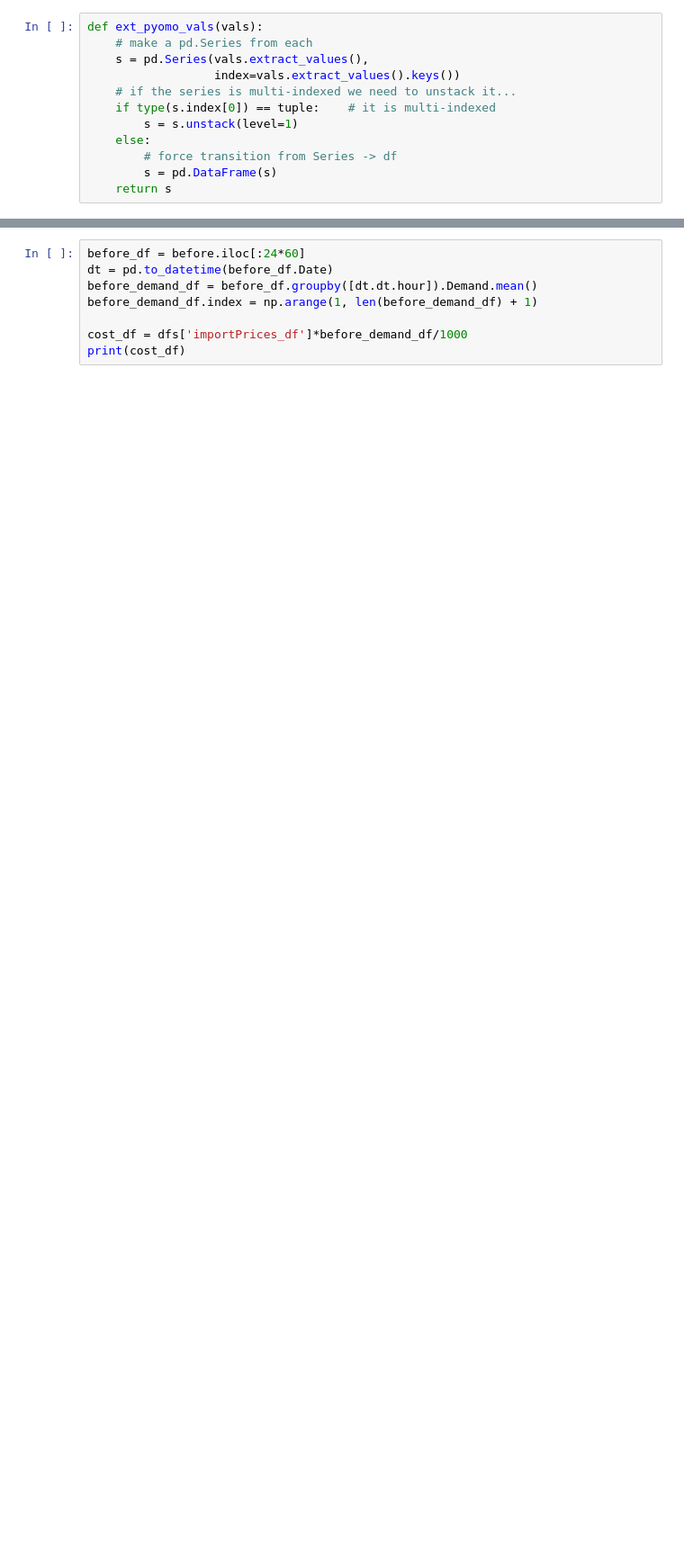
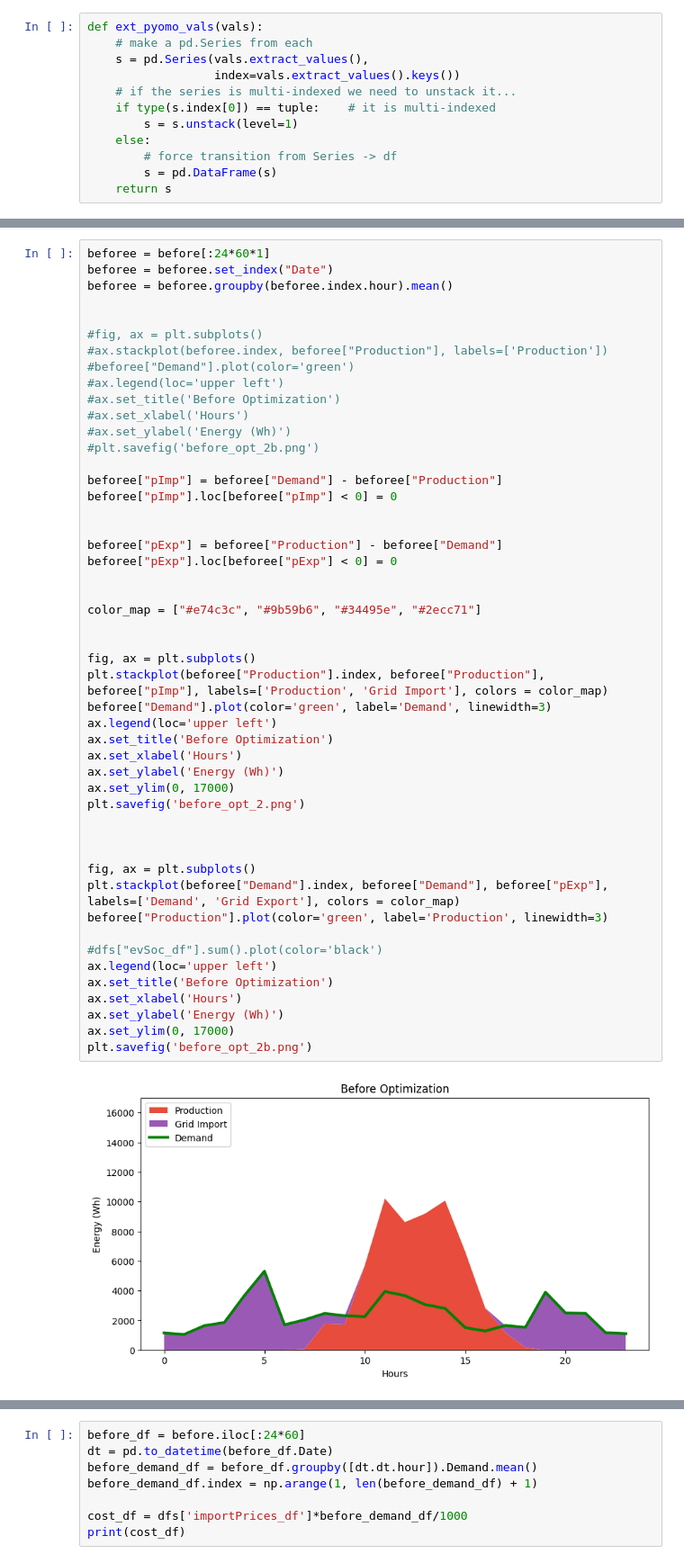
Before and after one commit to feelab-info/PROCSIM_ECs_Simulation_Scenarios, a Jupyter notebook: second_paper/Optimization_with_Pyomo_MinimizeEnergyCosts.ipynb, the cells around one changed output, grey strips where cells are left out. Shown at 90% size. Saved outputs shown, nothing was run; the diff lists cells and outputs as text; blank space fills up the shorter version.

```diff
--- a/second_paper/Optimization_with_Pyomo_MinimizeEnergyCosts.ipynb
+++ b/second_paper/Optimization_with_Pyomo_MinimizeEnergyCosts.ipynb
@@ -1244,3 +1294,54 @@ plt.savefig('before_opt_2.png')
 plt.show()
 # %% [output]
 [figure]
+# %%
+beforee = before[:24*60*1]
+beforee = beforee.set_index("Date")
+beforee = beforee.groupby(beforee.index.hour).mean()
+
+
+#fig, ax = plt.subplots()
+#ax.stackplot(beforee.index, beforee["Production"], labels=['Production'])
+#beforee["Demand"].plot(color='green')
+#ax.legend(loc='upper left')
+#ax.set_title('Before Optimization')
+#ax.set_xlabel('Hours')
+#ax.set_ylabel('Energy (Wh)')
+#plt.savefig('before_opt_2b.png')
+
+beforee["pImp"] = beforee["Demand"] - beforee["Production"]
+beforee["pImp"].loc[beforee["pImp"] < 0] = 0
+
+
+beforee["pExp"] = beforee["Production"] - beforee["Demand"]
+beforee["pExp"].loc[beforee["pExp"] < 0] = 0
+
+
+color_map = ["#e74c3c", "#9b59b6", "#34495e", "#2ecc71"]
+
+
+fig, ax = plt.subplots()
+plt.stackplot(beforee["Production"].index, beforee["Production"], beforee["pImp"], labels=['Production', 'Grid Import'], colors = color_map)
+beforee["Demand"].plot(color='green', label='Demand', linewidth=3)
+ax.legend(loc='upper left')
+ax.set_title('Before Optimization')
+ax.set_xlabel('Hours')
+ax.set_ylabel('Energy (Wh)')
+ax.set_ylim(0, 17000)
+plt.savefig('before_opt_2.png')
+
+
+
+fig, ax = plt.subplots()
+plt.stackplot(beforee["Demand"].index, beforee["Demand"], beforee["pExp"], labels=['Demand', 'Grid Export'], colors = color_map)
+beforee["Production"].plot(color='green', label='Production', linewidth=3)
+
+#dfs["evSoc_df"].sum().plot(color='black')
+ax.legend(loc='upper left')
+ax.set_title('Before Optimization')
+ax.set_xlabel('Hours')
+ax.set_ylabel('Energy (Wh)')
+ax.set_ylim(0, 17000)
+plt.savefig('before_opt_2b.png')
+# %% [output]
+[figure, added]
```
Also changed, not shown: parts of 17 cells of this notebook, 2 other files.
